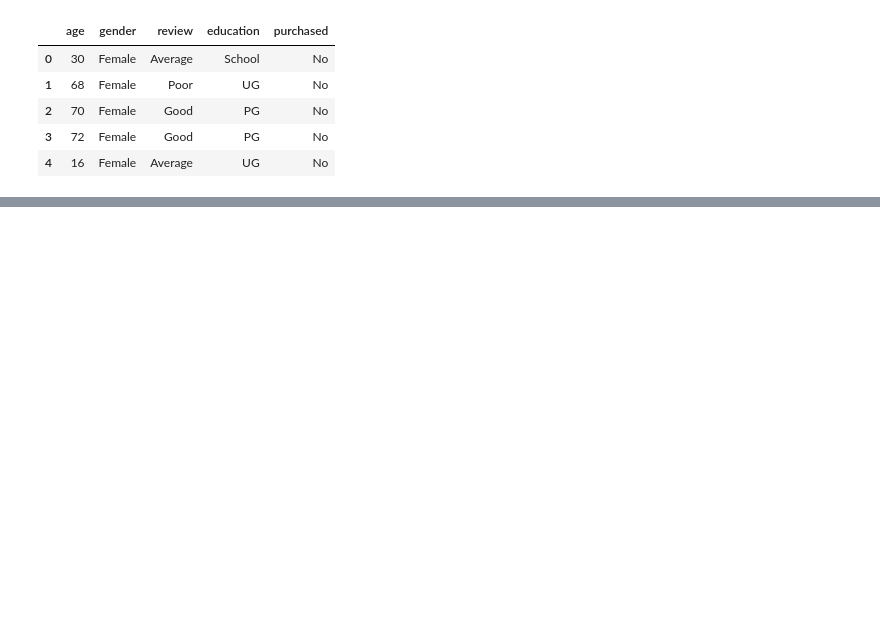
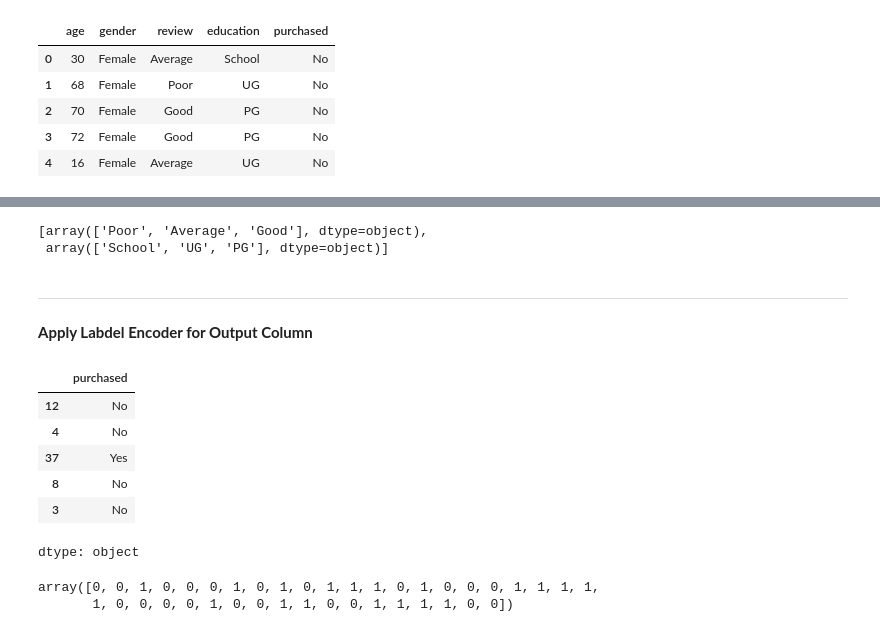
Before and after one commit to zain4cs/Encoding_Methods, a Jupyter notebook: Ordinal_Encoding.ipynb, the cells around one changed output, grey strips where cells are left out. Drawn from its saved outputs; the diff is of its cells as text; code cells hidden in the pictures; blank space fills up the shorter version.

```diff
--- a/Ordinal_Encoding.ipynb
+++ b/Ordinal_Encoding.ipynb
@@ -14,0 +96,19 @@ df.head()
+# %%
+oe.categories_
+# %% [output]
+[array(['Poor', 'Average', 'Good'], dtype=object),
+ array(['School', 'UG', 'PG'], dtype=object)]
+# %% [markdown]
+_____________________
+# %% [markdown]
+**Apply Labdel Encoder for Output Column**
+# %%
+y_train.head()
+# %% [output]
+|  | purchased |
+| 12 | No |
+| 4 | No |
+| 37 | Yes |
+| 8 | No |
+| 3 | No |
+dtype: object
@@ -14,0 +121,5 @@ df.head()
+# %%
+y_train
+# %% [output]
+array([0, 0, 1, 0, 0, 0, 1, 0, 1, 0, 1, 1, 1, 0, 1, 0, 0, 0, 1, 1, 1, 1,
+       1, 0, 0, 0, 0, 1, 0, 0, 1, 1, 0, 0, 1, 1, 1, 1, 0, 0])
```
Also changed, not shown: parts of 18 cells of this notebook.
